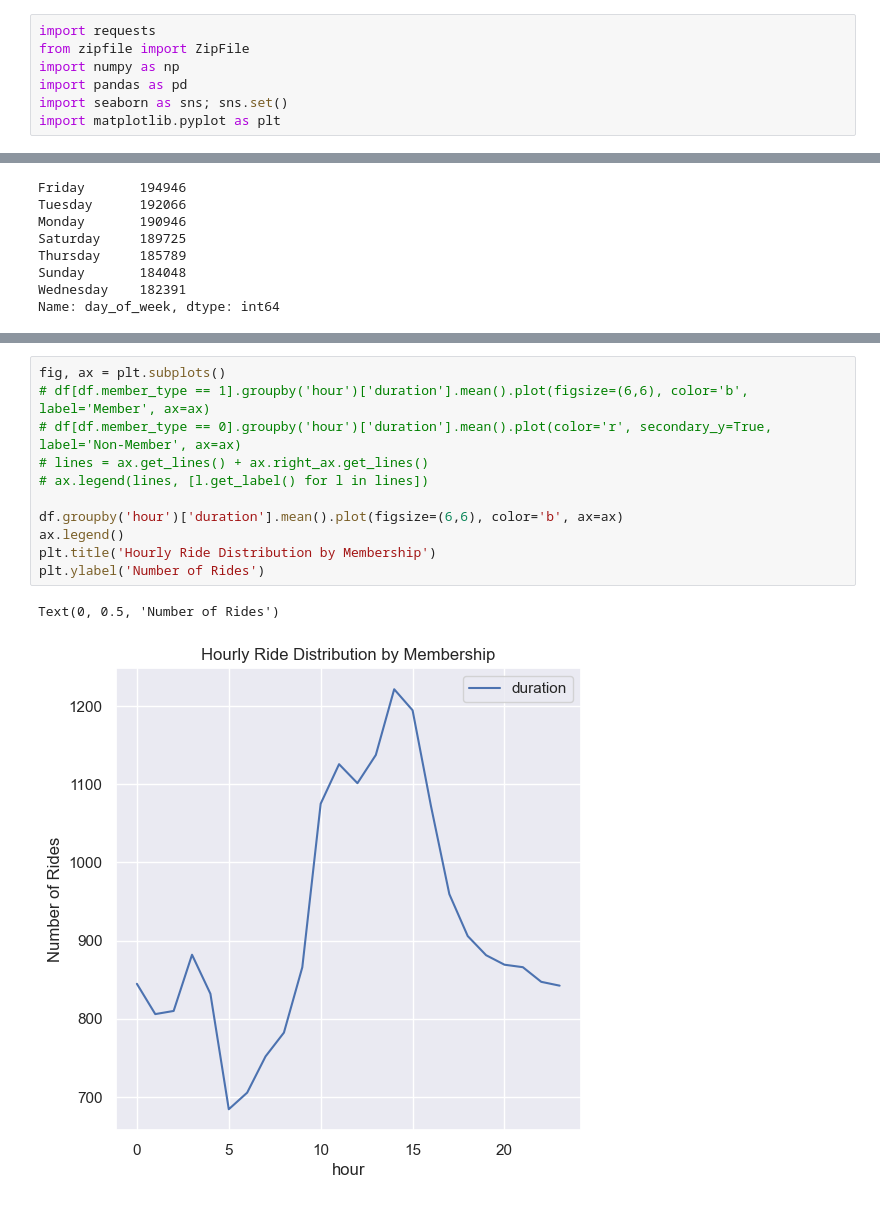
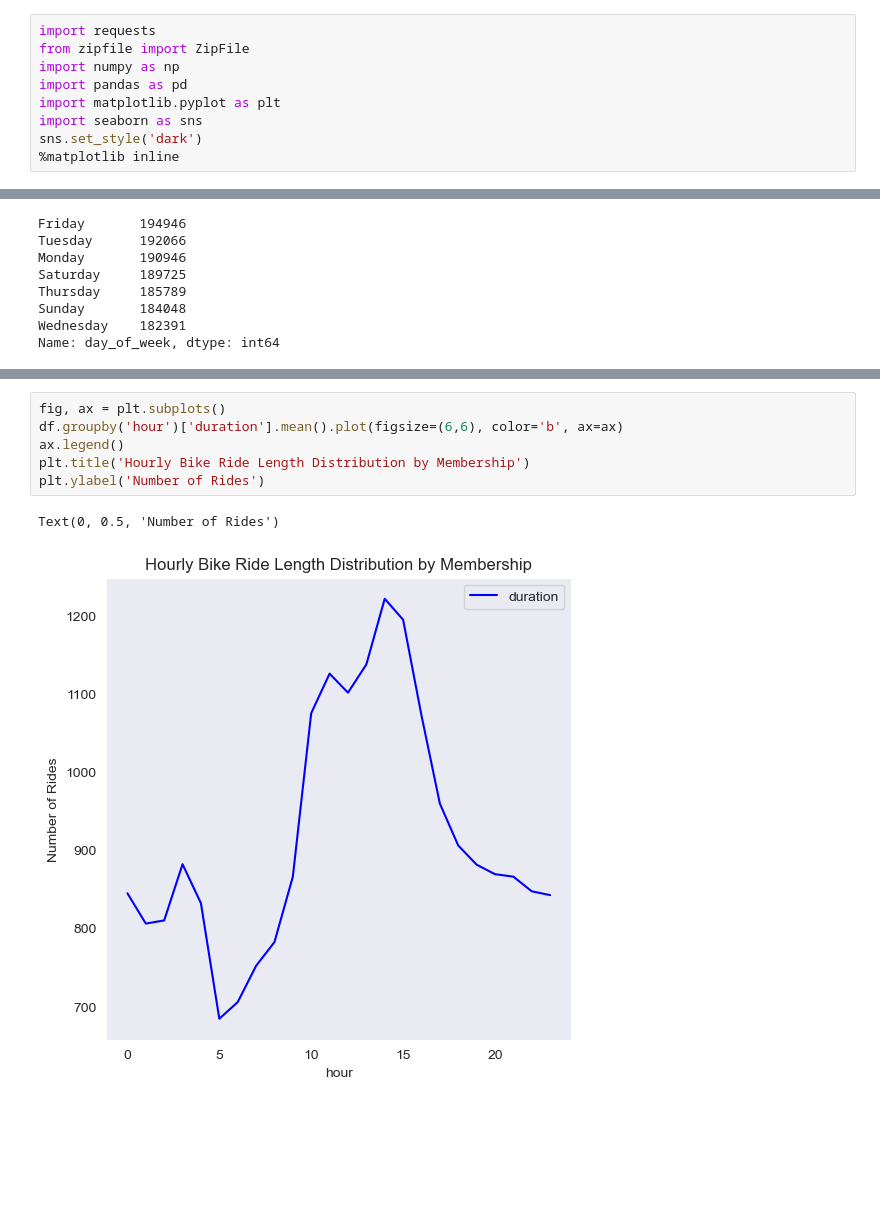
Before and after one commit to GabeNicholson/Predicting-Bikepath-Changes-With-FDR-Control, a Jupyter notebook: (1) data_exploration.ipynb, the cells around one changed output, grey strips where cells are left out. Drawn from its saved outputs; the diff is of its cells as text; blank space fills up the shorter version.

```diff
--- a/(1) data_exploration.ipynb
+++ b/(1) data_exploration.ipynb
@@ -3,8 +3,10 @@ import requests
 from zipfile import ZipFile
 import numpy as np
 import pandas as pd
-import seaborn as sns; sns.set()
 import matplotlib.pyplot as plt
+import seaborn as sns
+sns.set_style('dark')
+%matplotlib inline
 # %% [markdown]
 # Explain dataset and where it comes from and why it is important.
 # %%
@@ -146,14 +146,9 @@ Text(0, 0.5, 'Number of Rides')
 # %%
 fig, ax = plt.subplots()
-# df[df.member_type == 1].groupby('hour')['duration'].mean().plot(figsize=(6,6), color='b', label='Member', ax=ax)
-# df[df.member_type == 0].groupby('hour')['duration'].mean().plot(color='r', secondary_y=True, label='Non-Member', ax=ax)
-# lines = ax.get_lines() + ax.right_ax.get_lines()
-# ax.legend(lines, [l.get_label() for l in lines])
-
 df.groupby('hour')['duration'].mean().plot(figsize=(6,6), color='b', ax=ax)
 ax.legend()
-plt.title('Hourly Ride Distribution by Membership')
+plt.title('Hourly Bike Ride Length Distribution by Membership')
 plt.ylabel('Number of Rides')
 # %% [output]
 Text(0, 0.5, 'Number of Rides')
-[figure, old version]
+[figure, new version]
```
Also changed, not shown: parts of 17 cells of this notebook, 3 other files.
